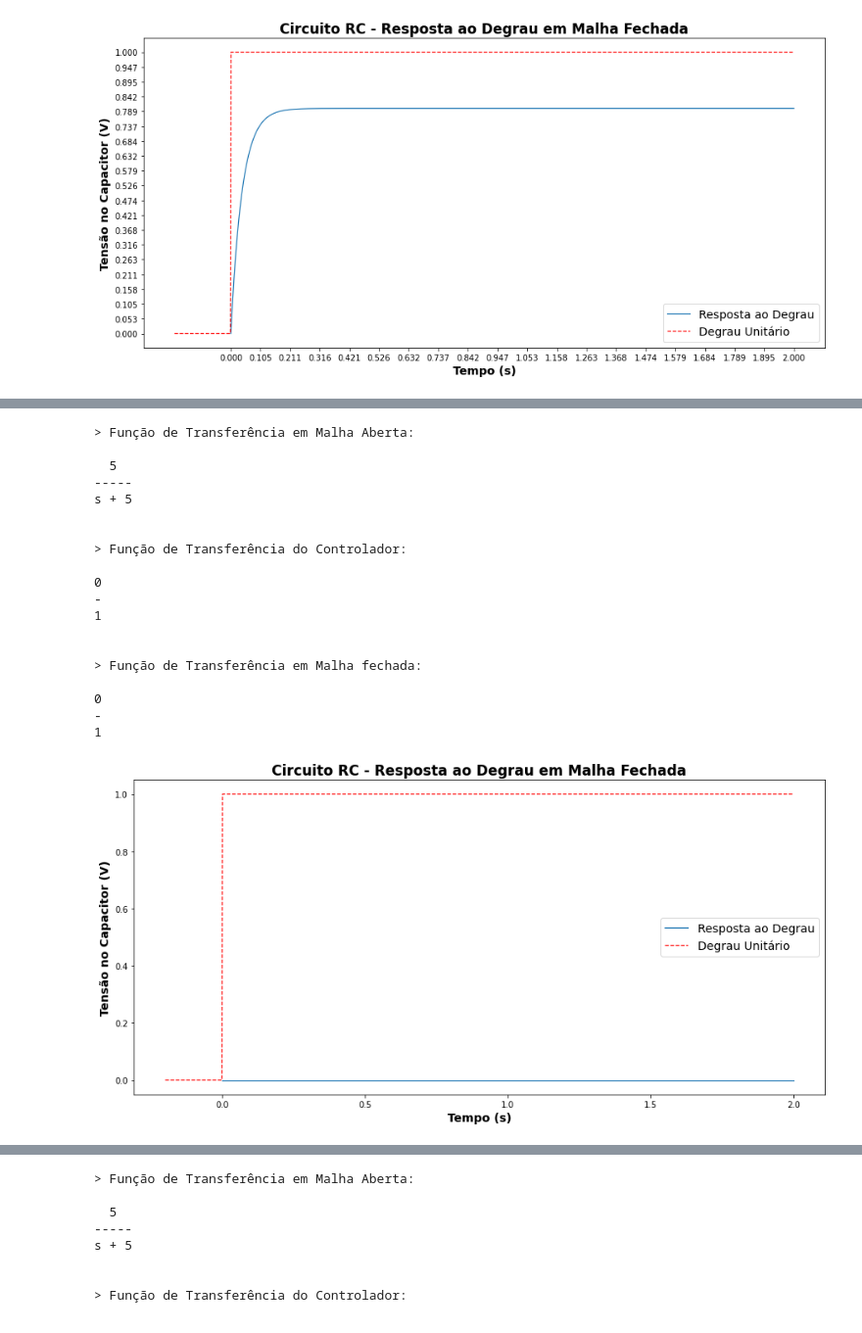
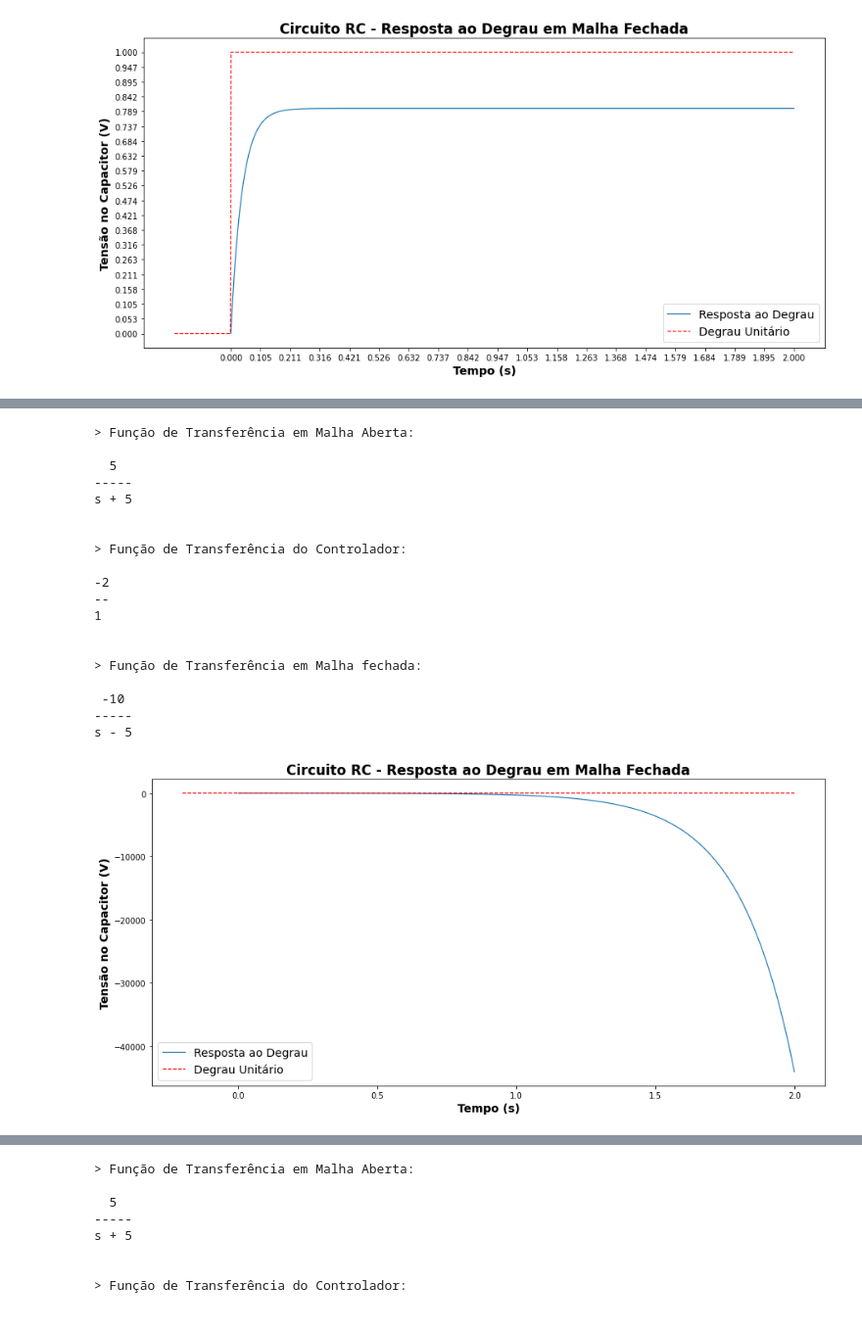
Before and after one commit to Oseiasdfarias/repo_analise_sistemas_lineares, a Jupyter notebook: Aplicacao_em_Realimentacao_e_Controle.ipynb, the cells around one changed output, grey strips where cells are left out. Shown: that part at 98% size. Drawn from its saved outputs; the diff is of its cells as text; code cells hidden in the pictures.

```diff
--- a/Aplicacao_em_Realimentacao_e_Controle.ipynb
+++ b/Aplicacao_em_Realimentacao_e_Controle.ipynb
@@ -739,23 +777,23 @@ s + 25
 # %%
-Simulacao_RC(K_p = 0.0)
+Simulacao_RC(K_p = -2.0)
 # %% [output]
 > Função de Transferência em Malha Aberta:
 
   5
 -----
 s + 5
 
 
 > Função de Transferência do Controlador:
 
-0
--
+-2
+--
 1
 
 
 > Função de Transferência em Malha fechada:
 
-0
--
-1
+ -10
+-----
+s - 5
-[figure, old version]
+[figure, new version]
```
Also changed, not shown: parts of 27 cells of this notebook.
